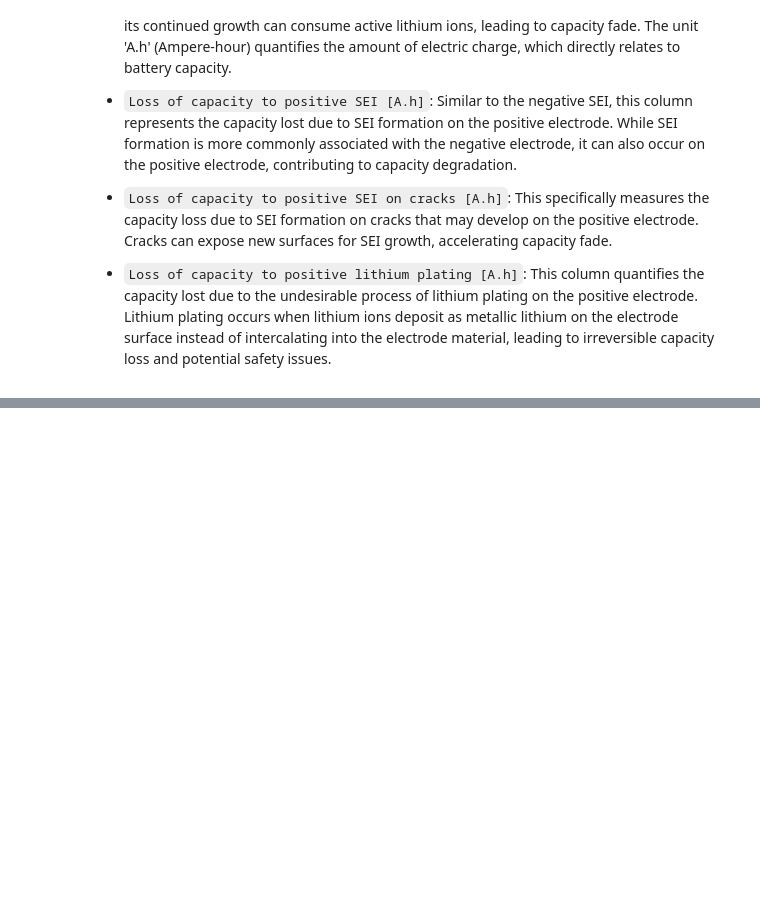
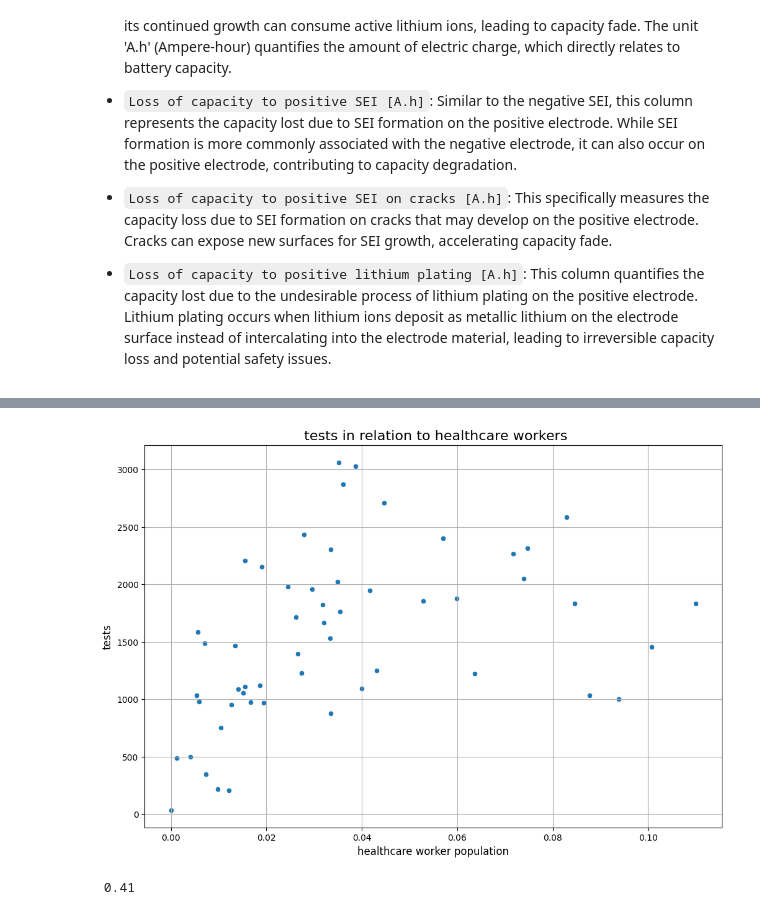
Before and after one commit to Amyy13/Amyy13, a Jupyter notebook: 10_Argonne_dataset_explorer.ipynb, the cells around one changed output, grey strips where cells are left out. Cells and saved outputs as stored; diff of their text form; code cells hidden in the pictures; blank space fills up the shorter version.

```diff
--- a/10_Argonne_dataset_explorer.ipynb
+++ b/10_Argonne_dataset_explorer.ipynb
@@ -211,0 +158,14 @@ memory usage: 296.7 KB
+# %%
+plt.figure(figsize=(12, 8))
+# YOUR CODE HERE
+sb.scatterplot(data=covid, x='PERHSRV', y='TEST_5_1')
+plt.title(' tests in relation to healthcare workers', fontsize=16)
+plt.xlabel('healthcare worker population', fontsize=12)
+plt.ylabel('tests', fontsize=12)
+plt.grid(True)
+plt.show()
+correlation = covid['PERHSRV'].corr(covid['TEST_5_1'])
+print(f" {correlation:.2f}")
+# %% [output]
+[figure, added]
+ 0.41
```
Also changed, not shown: parts of 25 cells of this notebook.
